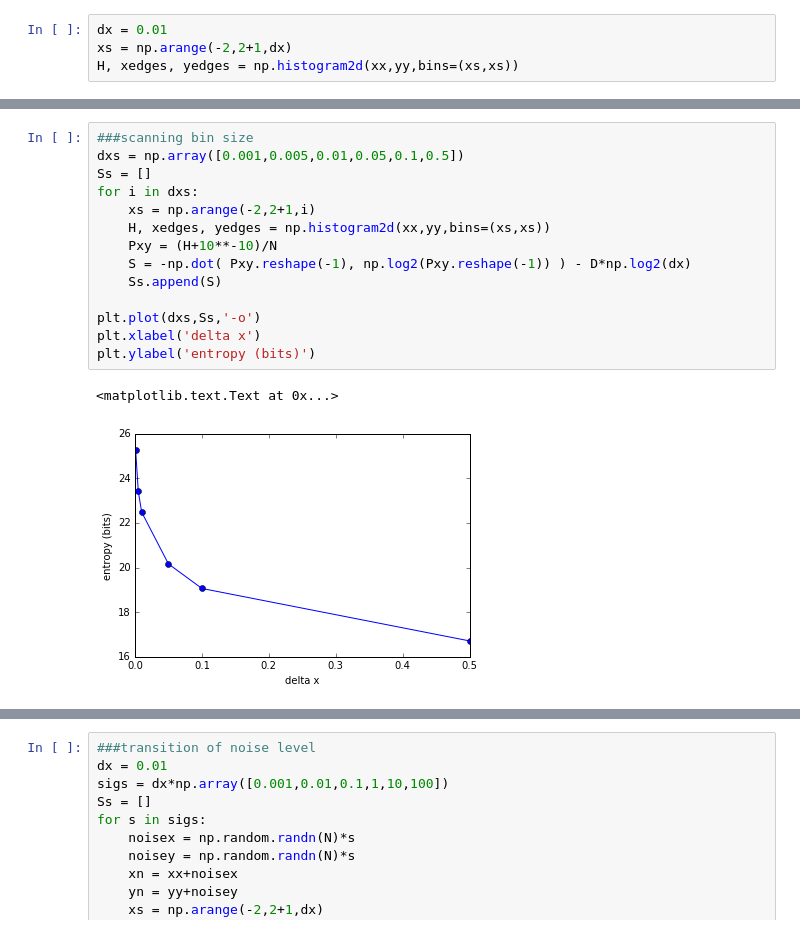
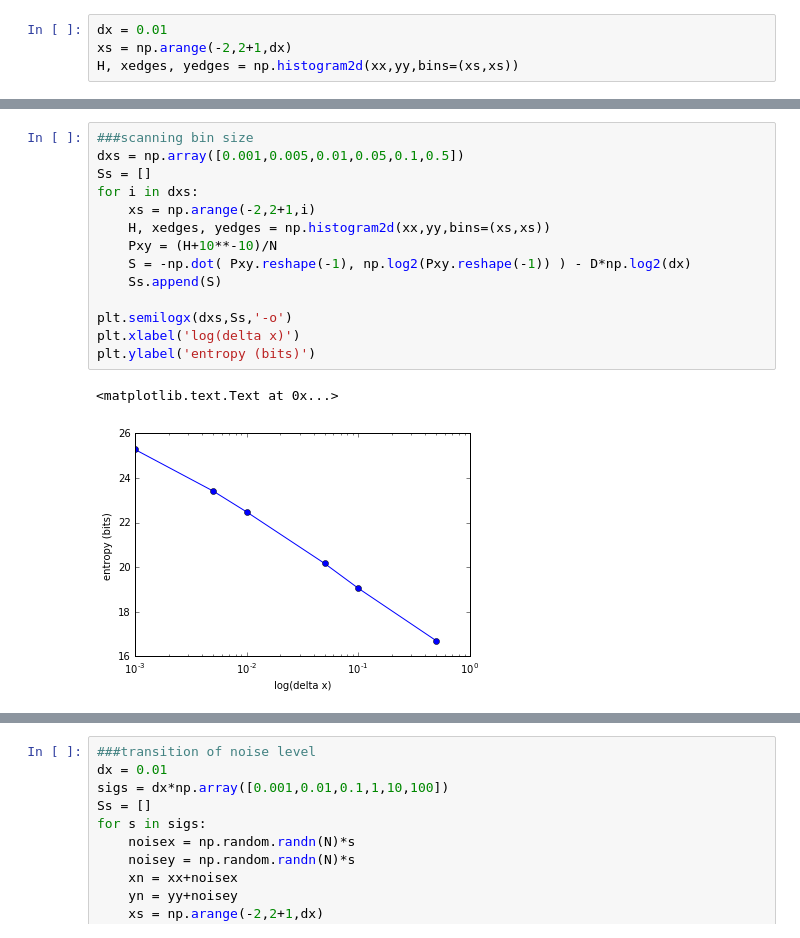
Before and after one commit to Kevin-Sean-Chen/Biophysics, a Jupyter notebook: EntropyScaling.ipynb, the cells around one changed output, grey strips where cells are left out. Cells and saved outputs as stored; diff of their text form.

```diff
--- a/EntropyScaling.ipynb
+++ b/EntropyScaling.ipynb
@@ -37,20 +37,20 @@ Entropy= 22.48238607647616
 # %%
 ###scanning bin size
 dxs = np.array([0.001,0.005,0.01,0.05,0.1,0.5])
 Ss = []
 for i in dxs:
     xs = np.arange(-2,2+1,i)
     H, xedges, yedges = np.histogram2d(xx,yy,bins=(xs,xs))
     Pxy = (H+10**-10)/N
     S = -np.dot( Pxy.reshape(-1), np.log2(Pxy.reshape(-1)) ) - D*np.log2(dx)
     Ss.append(S)
 
-plt.plot(dxs,Ss,'-o')
-plt.xlabel('delta x')
+plt.semilogx(dxs,Ss,'-o')
+plt.xlabel('log(delta x)')
 plt.ylabel('entropy (bits)')
 # %% [output]
 <matplotlib.text.Text at 0x...>
-[figure, old version]
+[figure, new version]
 # %%
 ###with noise
 sig = 0.05
```
Also changed, not shown: parts of 3 cells of this notebook.
